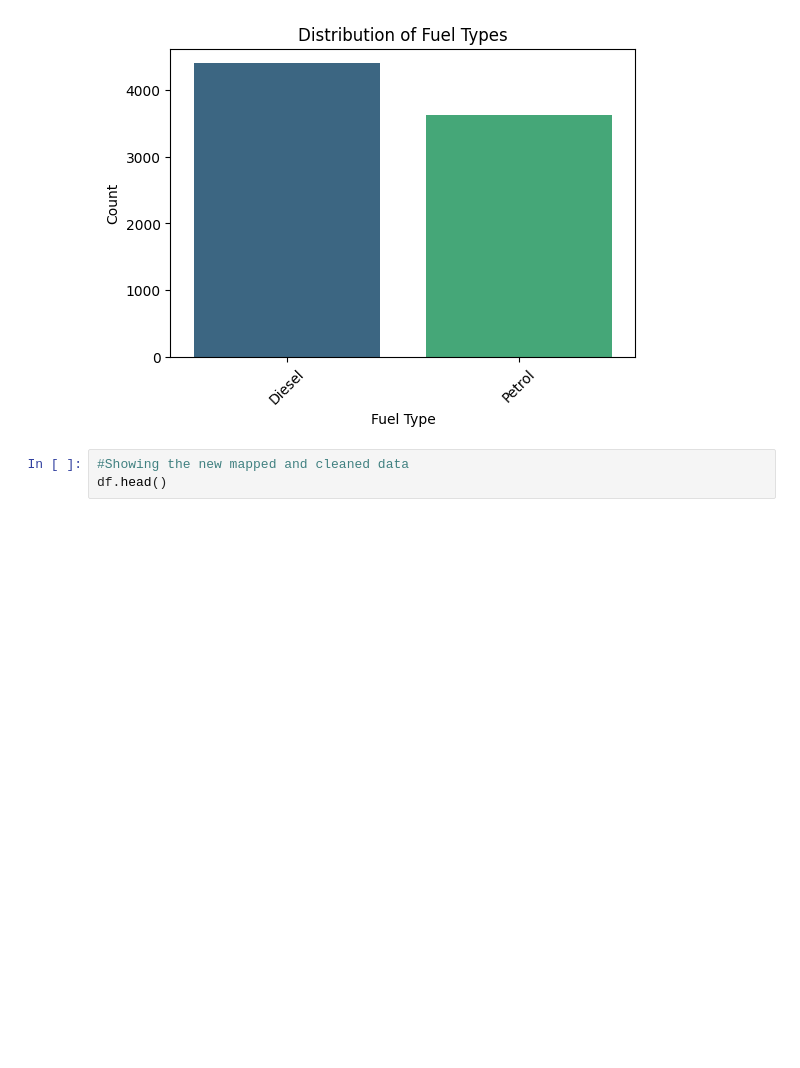
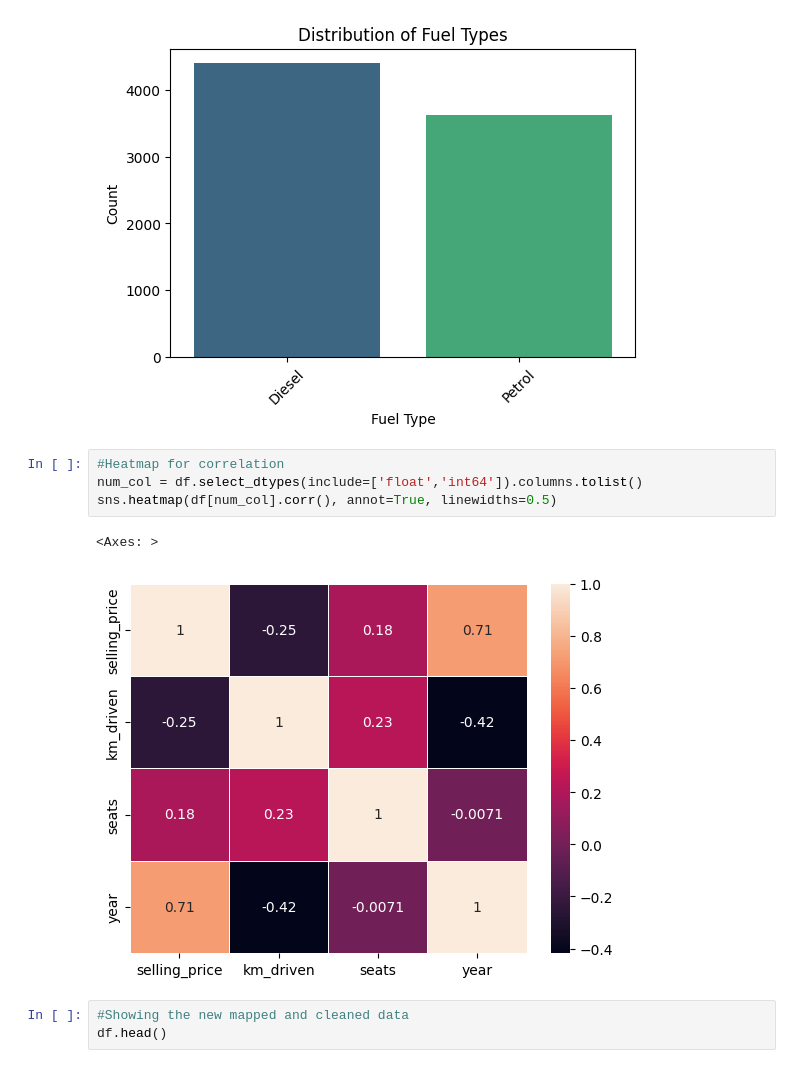
Before and after one commit to amanbh858/Assignment_A3, a Jupyter notebook: Assigment_A3/assigment_A3.ipynb, the cells around one changed output. Saved outputs shown, nothing was run; the diff lists cells and outputs as text; blank space fills up the shorter version.

```diff
--- a/Assigment_A3/assigment_A3.ipynb
+++ b/Assigment_A3/assigment_A3.ipynb
@@ -205,6 +205,13 @@ Passing `palette` without assigning `hue` is deprecated and will be removed in v
 
   sns.countplot(x=df['fuel'], palette='viridis')
 [figure]
+# %%
+#Heatmap for correlation
+num_col = df.select_dtypes(include=['float','int64']).columns.tolist()
+sns.heatmap(df[num_col].corr(), annot=True, linewidths=0.5)
+# %% [output]
+<Axes: >
+[figure, added]
 # %%
 #Showing the new mapped and cleaned data
 df.head()
```
Also changed, not shown: parts of 21 cells of this notebook, 3 other files.
